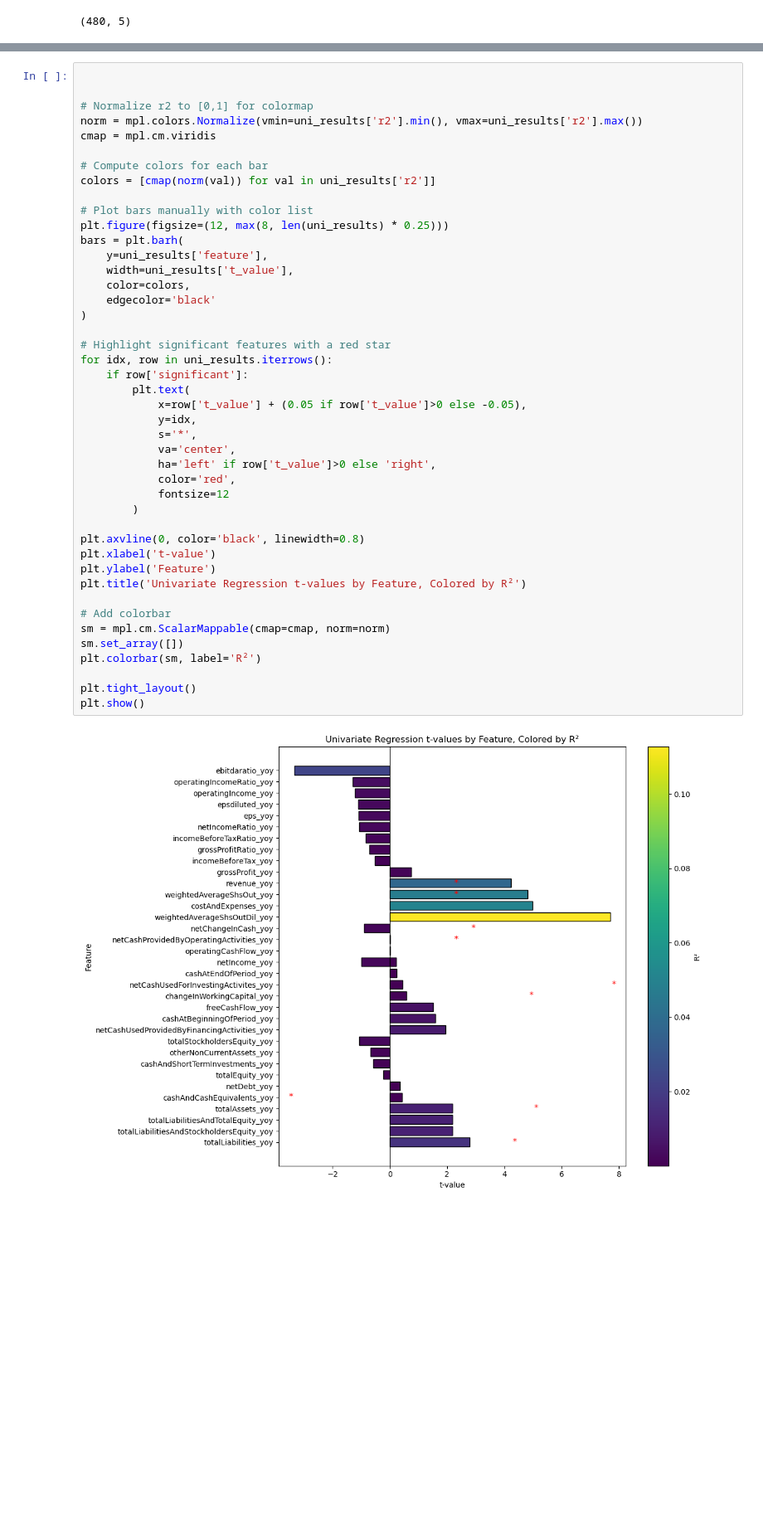
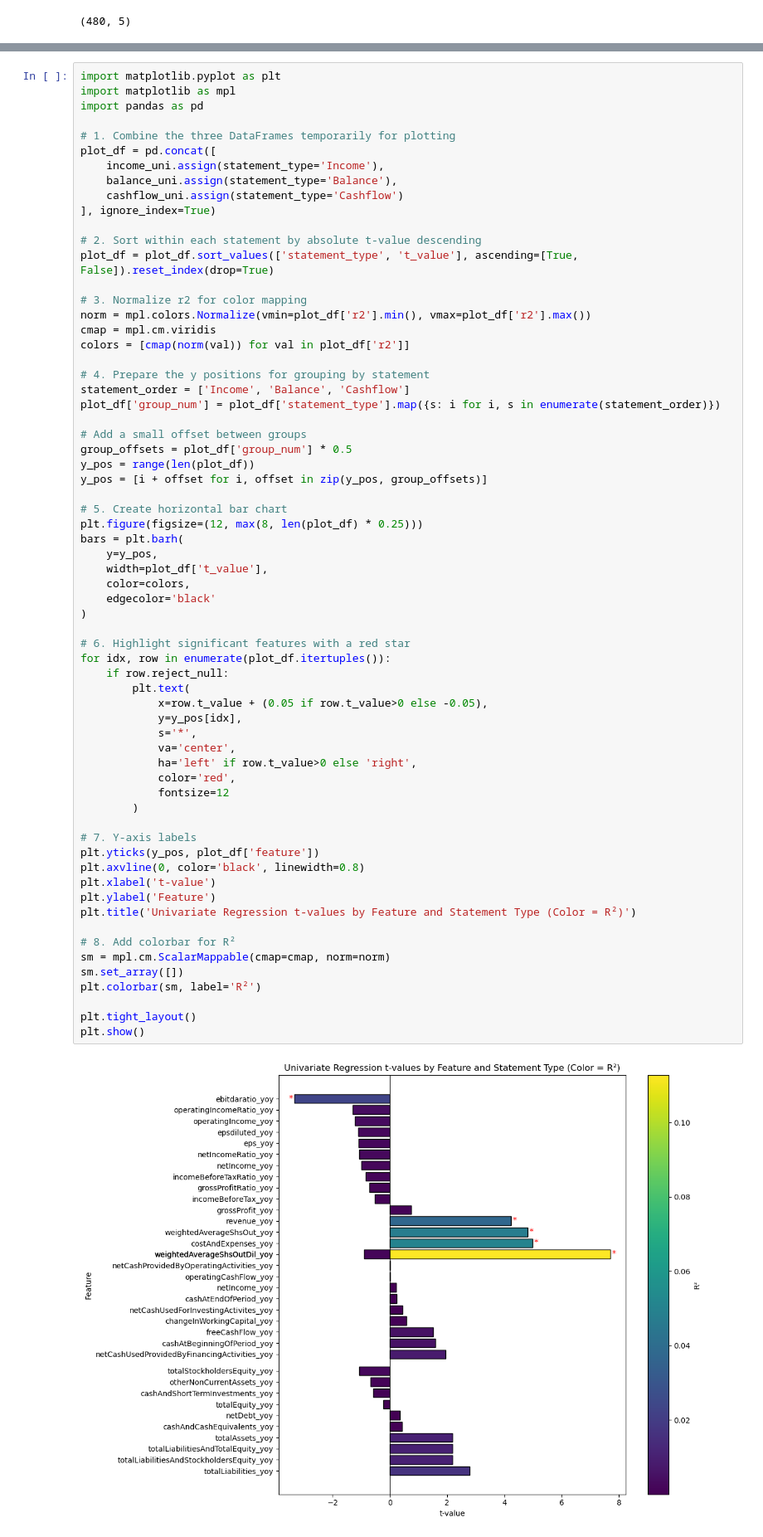
Before and after one commit to Nicholas-Sanso/SPY_Behavior, a Jupyter notebook: contextualizing_pricing_2 copy.ipynb, the cells around one changed output, grey strips where cells are left out. Shown at 83% size. Saved outputs shown, nothing was run; the diff lists cells and outputs as text; blank space fills up the shorter version.

```diff
--- a/contextualizing_pricing_2 copy.ipynb
+++ b/contextualizing_pricing_2 copy.ipynb
@@ -569,49 +569,70 @@ Income statement results:
 0  0.991773        False
 1  0.991773        False
 # %%
+import matplotlib.pyplot as plt
+import matplotlib as mpl
+import pandas as pd
 
+# 1. Combine the three DataFrames temporarily for plotting
+plot_df = pd.concat([
+    income_uni.assign(statement_type='Income'),
+    balance_uni.assign(statement_type='Balance'),
+    cashflow_uni.assign(statement_type='Cashflow')
+], ignore_index=True)
 
-# Normalize r2 to [0,1] for colormap
-norm = mpl.colors.Normalize(vmin=uni_results['r2'].min(), vmax=uni_results['r2'].max())
+# 2. Sort within each statement by absolute t-value descending
+plot_df = plot_df.sort_values(['statement_type', 't_value'], ascending=[True, False]).reset_index(drop=True)
+
+# 3. Normalize r2 for color mapping
+norm = mpl.colors.Normalize(vmin=plot_df['r2'].min(), vmax=plot_df['r2'].max())
 cmap = mpl.cm.viridis
+colors = [cmap(norm(val)) for val in plot_df['r2']]
 
-# Compute colors for each bar
-colors = [cmap(norm(val)) for val in uni_results['r2']]
+# 4. Prepare the y positions for grouping by statement
+statement_order = ['Income', 'Balance', 'Cashflow']
+plot_df['group_num'] = plot_df['statement_type'].map({s: i for i, s in enumerate(statement_order)})
 
-# Plot bars manually with color list
-plt.figure(figsize=(12, max(8, len(uni_results) * 0.25)))
+# Add a small offset between groups
+group_offsets = plot_df['group_num'] * 0.5
+y_pos = range(len(plot_df))
+y_pos = [i + offset for i, offset in zip(y_pos, group_offsets)]
+
+# 5. Create horizontal bar chart
+plt.figure(figsize=(12, max(8, len(plot_df) * 0.25)))
 bars = plt.barh(
-    y=uni_results['feature'],
-    width=uni_results['t_value'],
+    y=y_pos,
+    width=plot_df['t_value'],
     color=colors,
     edgecolor='black'
 )
 
-# Highlight significant features with a red star
-for idx, row in uni_results.iterrows():
-    if row['significant']:
+# 6. Highlight significant features with a red star
+for idx, row in enumerate(plot_df.itertuples()):
+    if row.reject_null:
         plt.text(
-            x=row['t_value'] + (0.05 if row['t_value']>0 else -0.05),
-            y=idx,
+            x=row.t_value + (0.05 if row.t_value>0 else -0.05),
+            y=y_pos[idx],
             s='*',
             va='center',
-            ha='left' if row['t_value']>0 else 'right',
+            ha='left' if row.t_value>0 else 'right',
             color='red',
             fontsize=12
         )
 
+# 7. Y-axis labels
+plt.yticks(y_pos, plot_df['feature'])
 plt.axvline(0, color='black', linewidth=0.8)
 plt.xlabel('t-value')
 plt.ylabel('Feature')
-plt.title('Univariate Regression t-values by Feature, Colored by R²')
+plt.title('Univariate Regression t-values by Feature and Statement Type (Color = R²)')
 
-# Add colorbar
+# 8. Add colorbar for R²
 sm = mpl.cm.ScalarMappable(cmap=cmap, norm=norm)
 sm.set_array([])
 plt.colorbar(sm, label='R²')
 
 plt.tight_layout()
 plt.show()
 # %% [output]
-[figure, old version]
+[figure, new version]
 # %%
```
Also changed, not shown: parts of 3 cells of this notebook.
